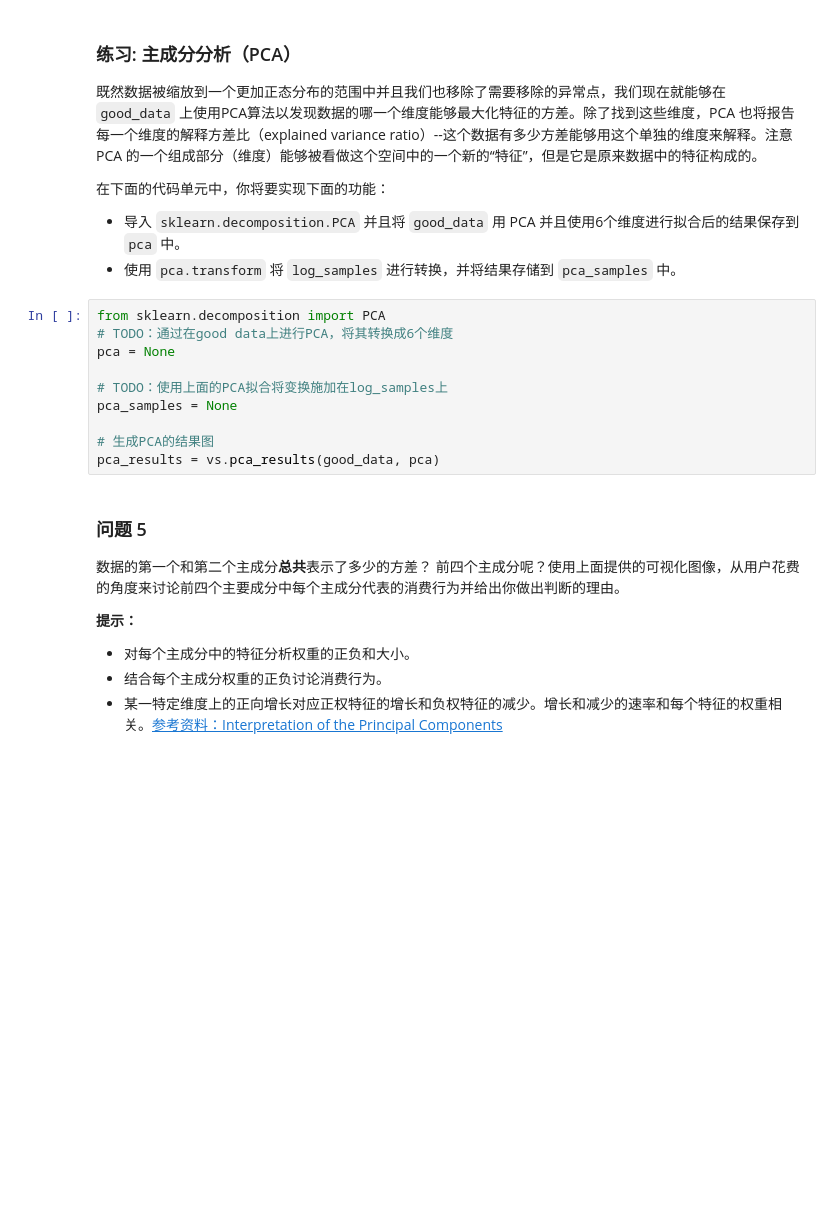
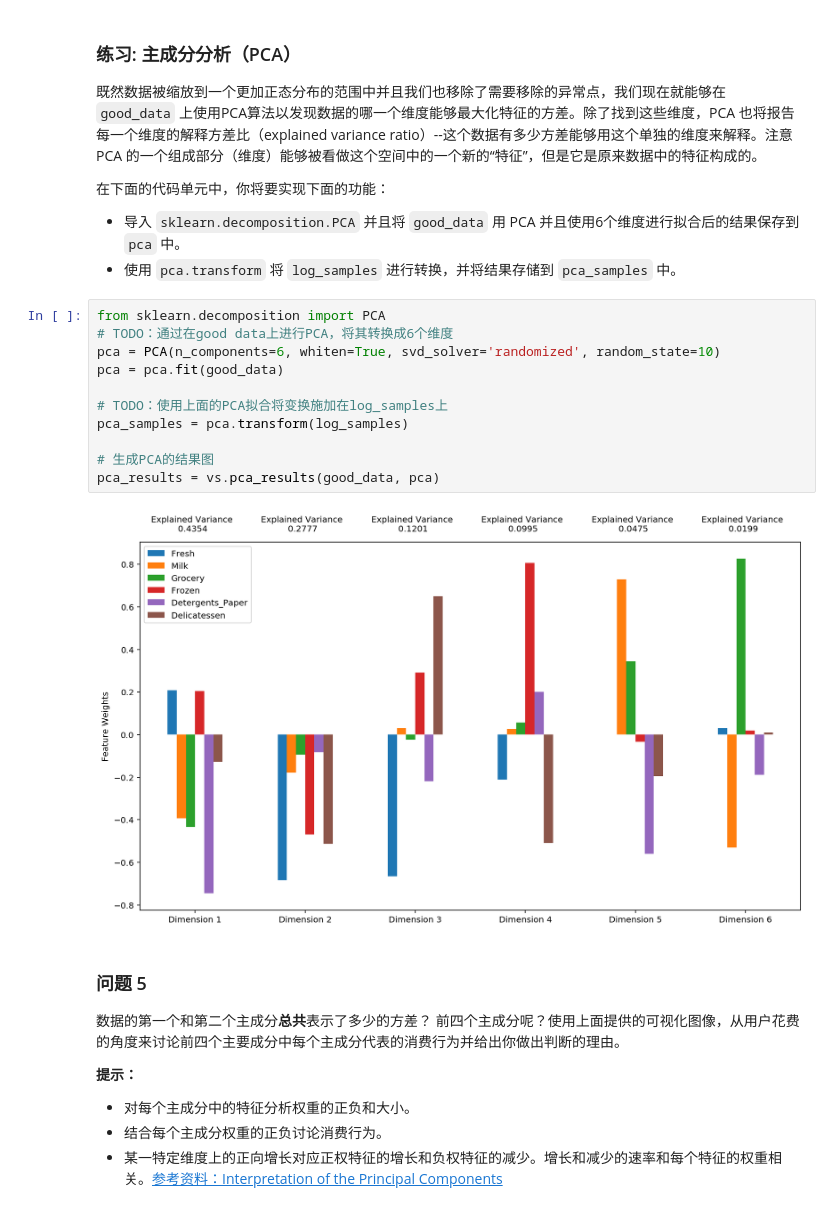
Before and after one commit to rawk-v/MLND-projects, a Jupyter notebook: project3-customer-segments/customer_segments.ipynb, the cells around one changed output. Saved outputs shown, nothing was run; the diff lists cells and outputs as text; blank space fills up the shorter version.

```diff
--- a/project3-customer-segments/customer_segments.ipynb
+++ b/project3-customer-segments/customer_segments.ipynb
@@ -332,13 +332,16 @@ pd.plotting.scatter_matrix(good_data, alpha=0.3, figsize=(14, 8), diagonal='kde'
 # %%
 from sklearn.decomposition import PCA
 # TODO：通过在good data上进行PCA，将其转换成6个维度
-pca = None
+pca = PCA(n_components=6, whiten=True, svd_solver='randomized', random_state=10)
+pca = pca.fit(good_data)
 
 # TODO：使用上面的PCA拟合将变换施加在log_samples上
-pca_samples = None
+pca_samples = pca.transform(log_samples)
 
 # 生成PCA的结果图
 pca_results = vs.pca_results(good_data, pca)
+# %% [output]
+[figure, added]
 # %% [markdown]
 ### 问题 5
 数据的第一个和第二个主成分**总共**表示了多少的方差？ 前四个主成分呢？使用上面提供的可视化图像，从用户花费的角度来讨论前四个主要成分中每个主成分代表的消费行为并给出你做出判断的理由。
```
Also changed, not shown: parts of 19 cells of this notebook.
